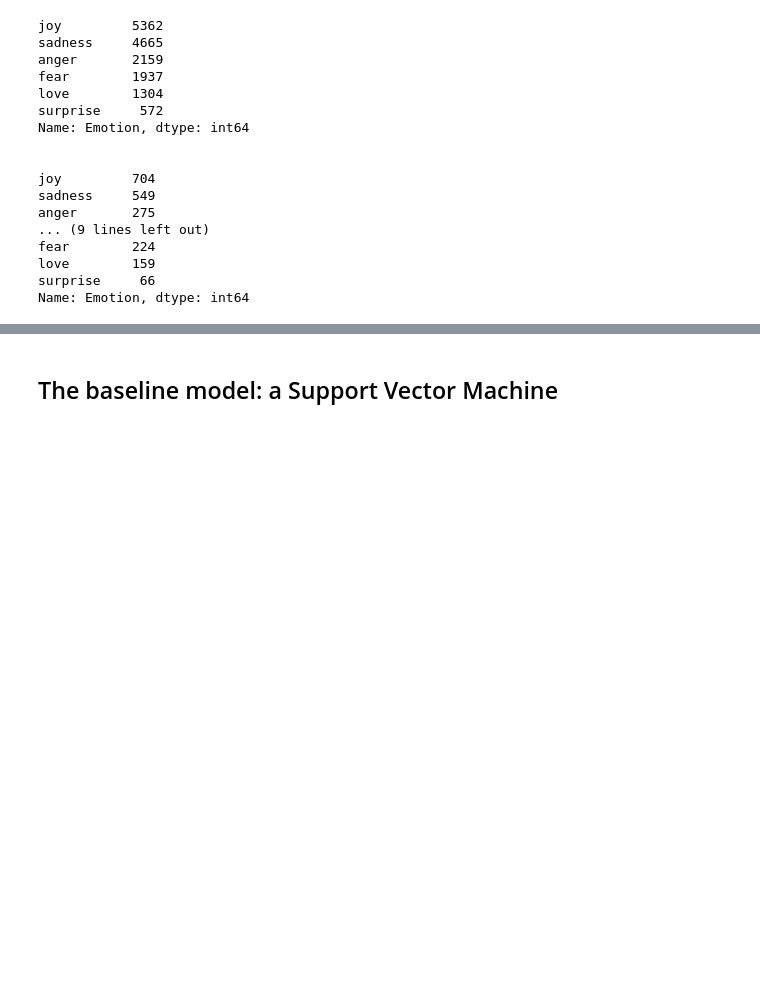
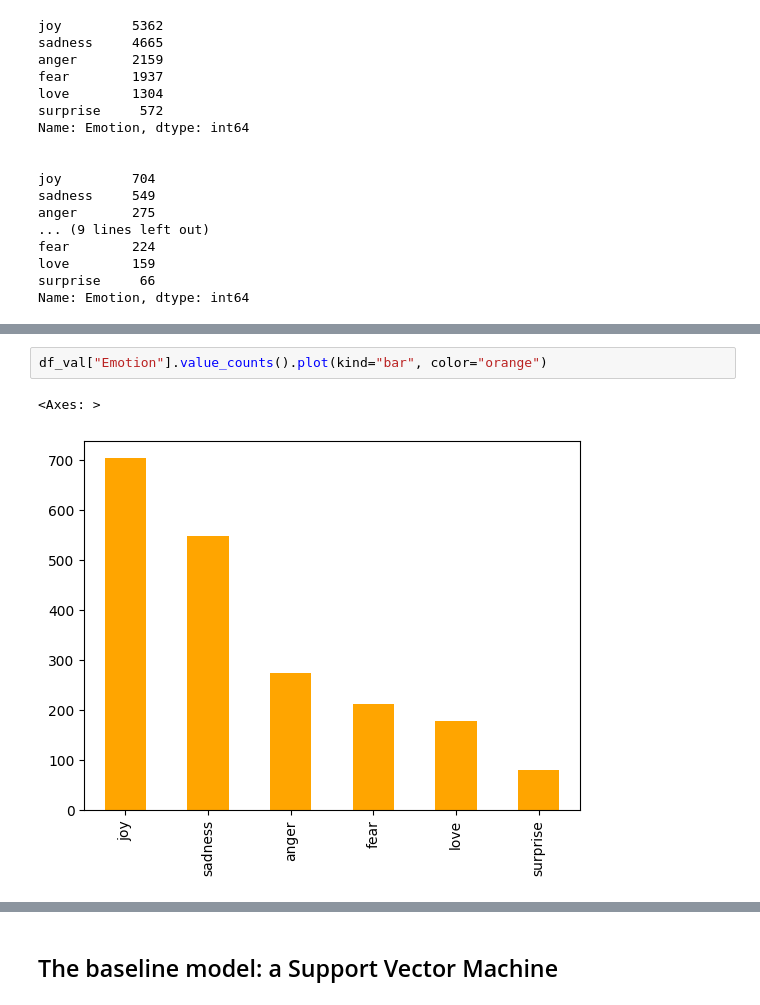
Before and after one commit to gmunda97/emotion_classification, a Jupyter notebook: jupyter_notebooks/support_vector_machine.ipynb, the cells around one changed output, grey strips where cells are left out. Cells and saved outputs as stored; diff of their text form; blank space fills up the shorter version.

```diff
--- a/jupyter_notebooks/support_vector_machine.ipynb
+++ b/jupyter_notebooks/support_vector_machine.ipynb
@@ -55,0 +63,5 @@ Name: Emotion, dtype: int64
+# %%
+df_val["Emotion"].value_counts().plot(kind="bar", color="orange")
+# %% [output]
+<Axes: >
+[figure, added]
```
Also changed, not shown: parts of 3 cells of this notebook.
